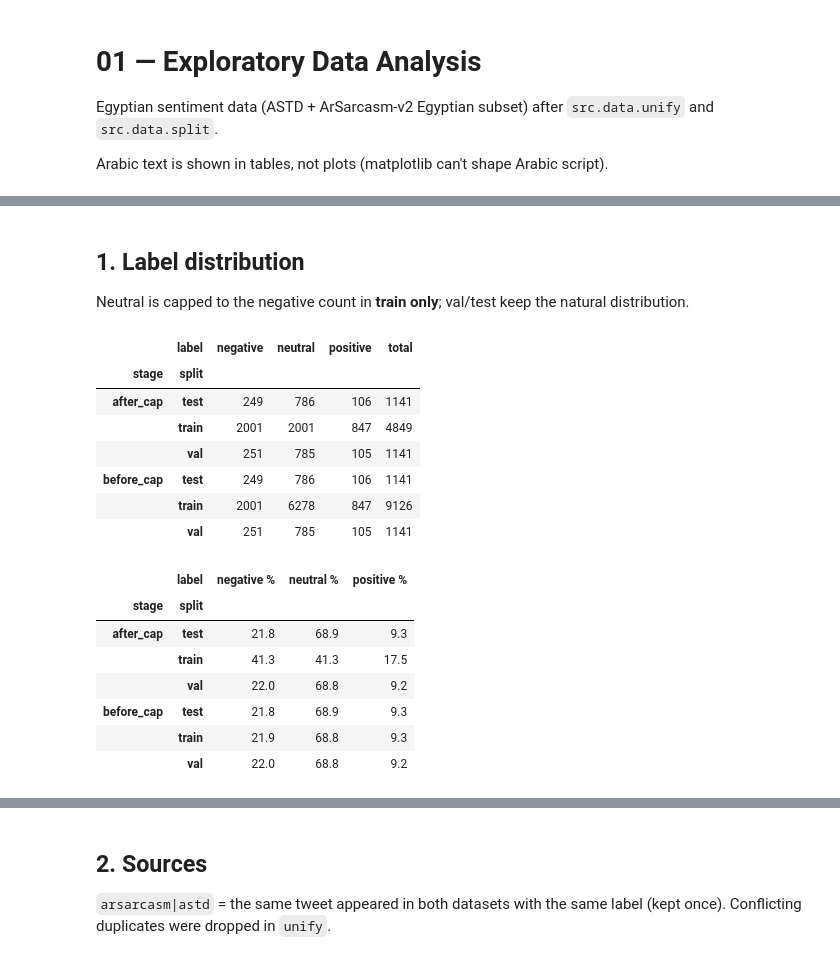
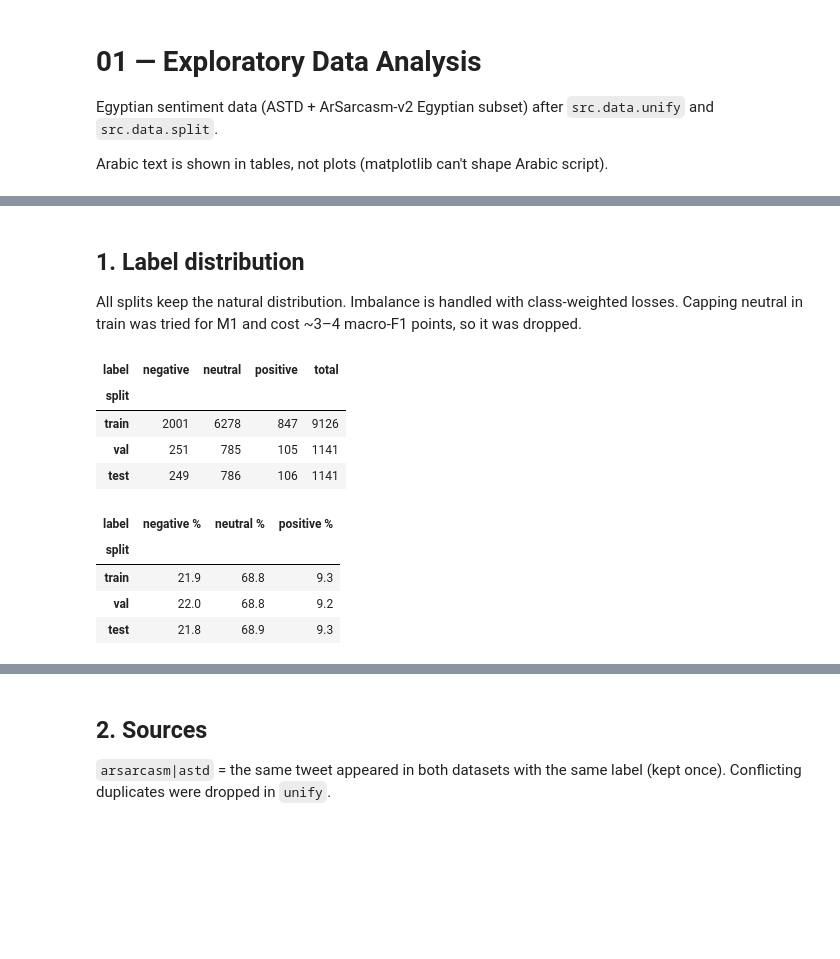
Before and after one commit to ahmed-khaled04/egyptian-sentiment-classification, a Jupyter notebook: notebooks/01_eda.ipynb, the cells around one changed output, grey strips where cells are left out. Saved outputs shown, nothing was run; the diff lists cells and outputs as text; code cells hidden in the pictures; blank space fills up the shorter version.

```diff
--- a/notebooks/01_eda.ipynb
+++ b/notebooks/01_eda.ipynb
@@ -32,34 +32,23 @@ all: 11,408 rows | train: 4,849 | val: 1,141 | test: 1,141
 # %% [markdown]
 ## 1. Label distribution
 
-Neutral is capped to the negative count in **train only**; val/test keep the natural distribution.
+All splits keep the natural distribution. Imbalance is handled with class-weighted losses. Capping neutral in train was tried for M1 and cost ~3–4 macro-F1 points, so it was dropped.
 # %%
-rows = []
-for stage in ["before_cap", "after_cap"]:
-    for split, counts in stats[stage].items():
-        for label, n in counts.items():
-            rows.append({"stage": stage, "split": split, "label": label, "n": n})
-counts = pd.DataFrame(rows)
-table = counts.pivot_table(index=["stage", "split"], columns="label", values="n").reindex(columns=LABEL_ORDER)
+counts = pd.DataFrame([{"split": s, "label": l, "n": n} for s, c in stats.items() for l, n in c.items()])
+table = counts.pivot_table(index="split", columns="label", values="n").reindex(index=["train", "val", "test"], columns=LABEL_ORDER)
 table["total"] = table.sum(axis=1)
 display(table.astype(int))
 display((table[LABEL_ORDER].div(table["total"], axis=0) * 100).round(1).rename(columns=lambda c: c + " %"))
 # %% [output]
-|  | label | negative | neutral | positive | total |
-| stage | split |  |  |  |  |
-| after_cap | test | 249 | 786 | 106 | 1141 |
-|  | train | 2001 | 2001 | 847 | 4849 |
-|  | val | 251 | 785 | 105 | 1141 |
-| before_cap | test | 249 | 786 | 106 | 1141 |
-|  | train | 2001 | 6278 | 847 | 9126 |
-|  | val | 251 | 785 | 105 | 1141 |
+| label | negative | neutral | positive | total |
+| split |  |  |  |  |
+| train | 2001 | 6278 | 847 | 9126 |
+| val | 251 | 785 | 105 | 1141 |
+| test | 249 | 786 | 106 | 1141 |
-|  | label | negative % | neutral % | positive % |
-| stage | split |  |  |  |
-| after_cap | test | 21.8 | 68.9 | 9.3 |
-|  | train | 41.3 | 41.3 | 17.5 |
-|  | val | 22.0 | 68.8 | 9.2 |
-| before_cap | test | 21.8 | 68.9 | 9.3 |
-|  | train | 21.9 | 68.8 | 9.3 |
-|  | val | 22.0 | 68.8 | 9.2 |
+| label | negative % | neutral % | positive % |
+| split |  |  |  |
+| train | 21.9 | 68.8 | 9.3 |
+| val | 22.0 | 68.8 | 9.2 |
+| test | 21.8 | 68.9 | 9.3 |
 # %%
 fig, ax = plt.subplots(figsize=(8, 4))
```
Also changed, not shown: parts of 7 cells of this notebook, 8 other files.
